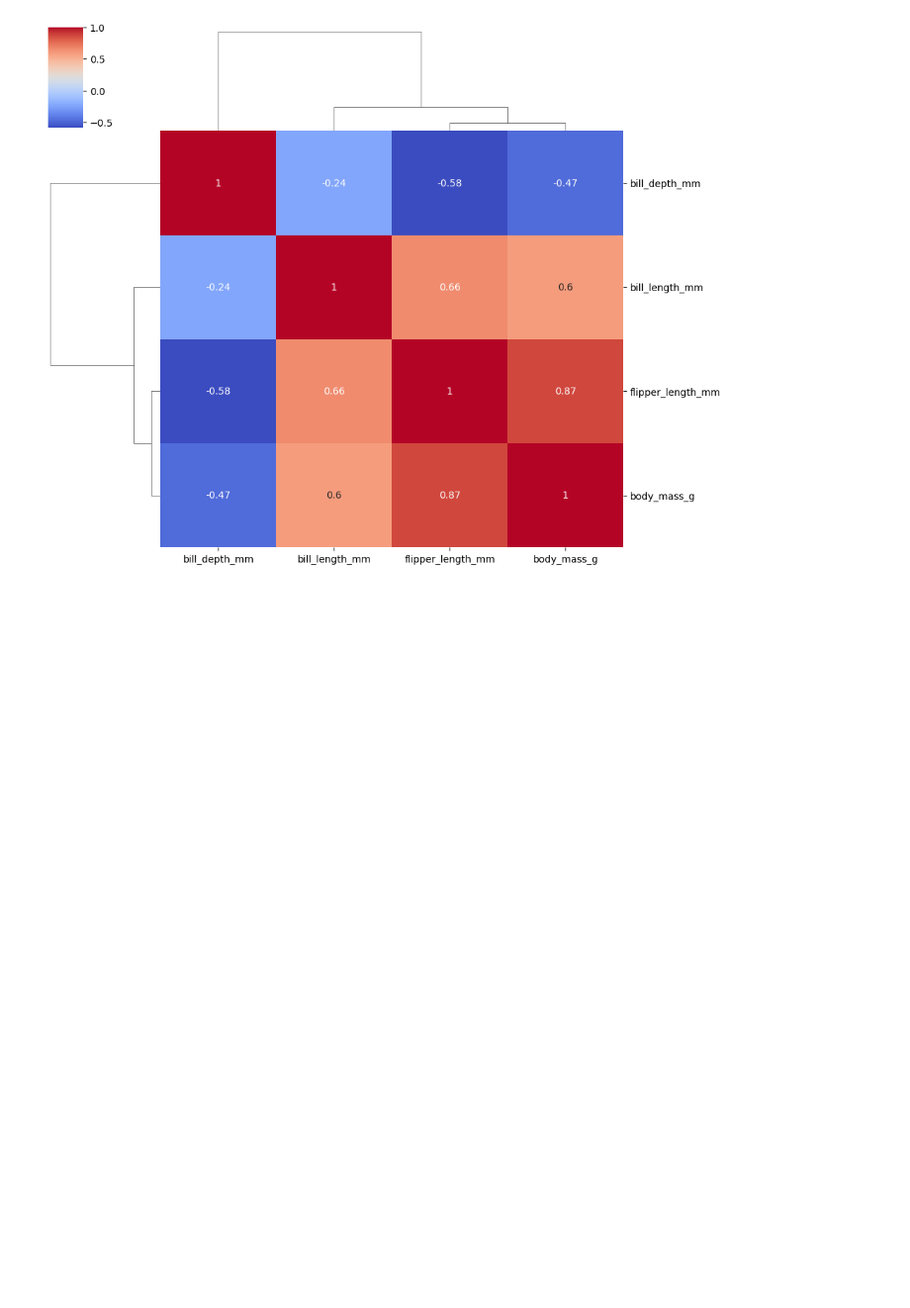
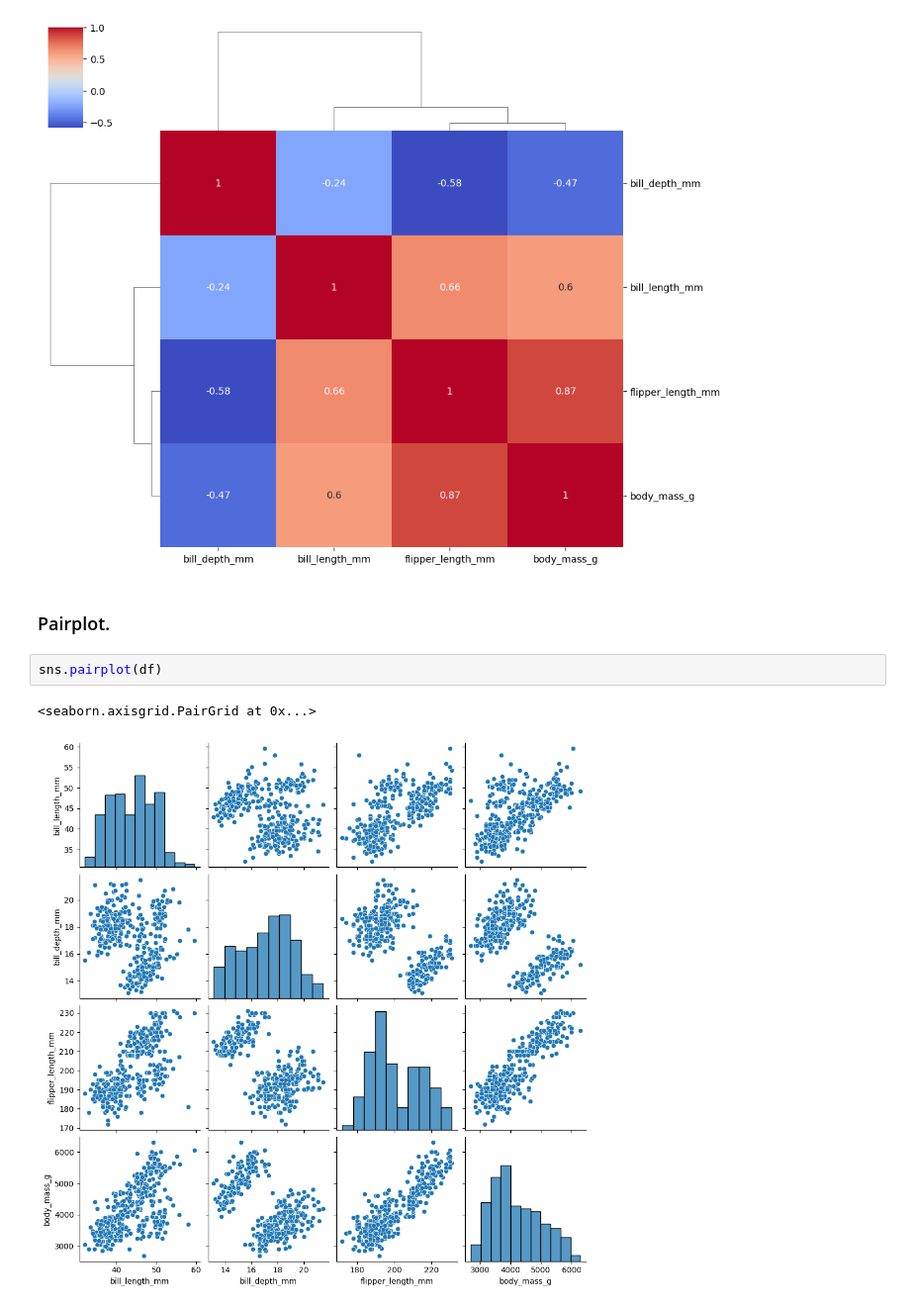
Before and after one commit to skm22/RICR---Data-Science, a Jupyter notebook: Notes/3. Applied Python/4. RICR - Seaborn Class Notes Updated/Seaborn Class Notebooks/3. RICR-Seaborn-Matrix-plots.ipynb, the cells around one changed output. Shown at 99% size. Cells and saved outputs as stored; diff of their text form; blank space fills up the shorter version.

Commit message:
Pariplot is added to martix seaborn notes

```diff
--- a/Notes/3. Applied Python/4. RICR - Seaborn Class Notes Updated/Seaborn Class Notebooks/3. RICR-Seaborn-Matrix-plots.ipynb
+++ b/Notes/3. Applied Python/4. RICR - Seaborn Class Notes Updated/Seaborn Class Notebooks/3. RICR-Seaborn-Matrix-plots.ipynb
@@ -118,3 +118,10 @@ sns.clustermap(
 # %% [output]
 <seaborn.matrix.ClusterGrid at 0x...>
 [figure]
+# %% [markdown]
+### Pairplot.
+# %%
+sns.pairplot(df)
+# %% [output]
+<seaborn.axisgrid.PairGrid at 0x...>
+[figure, added]
```
Also changed, not shown: parts of 9 cells of this notebook.
